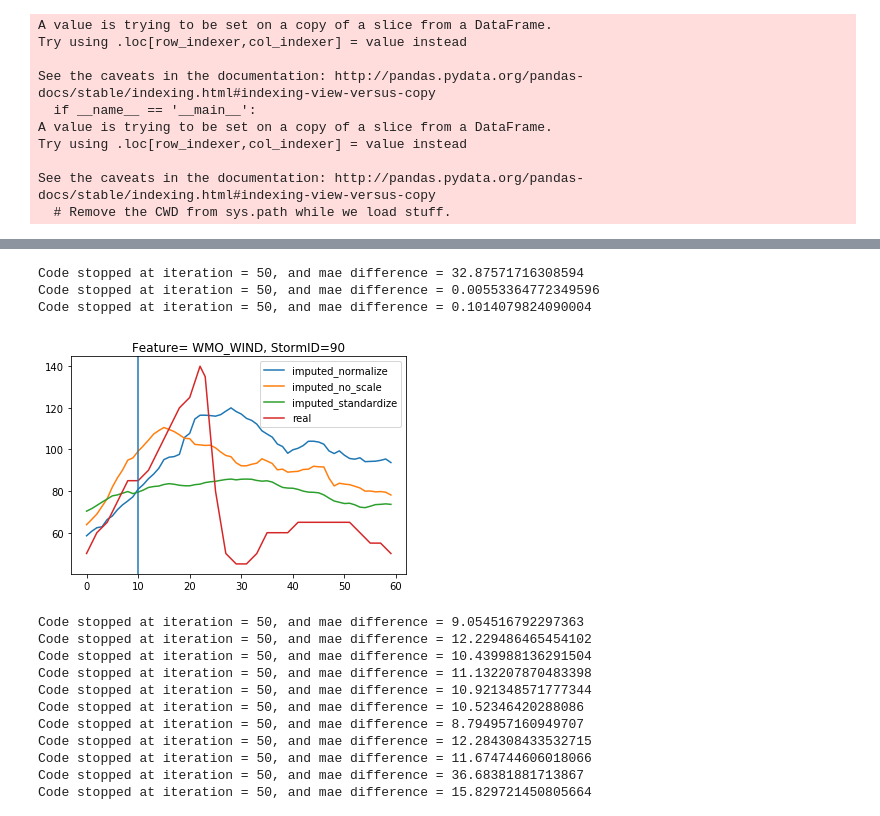
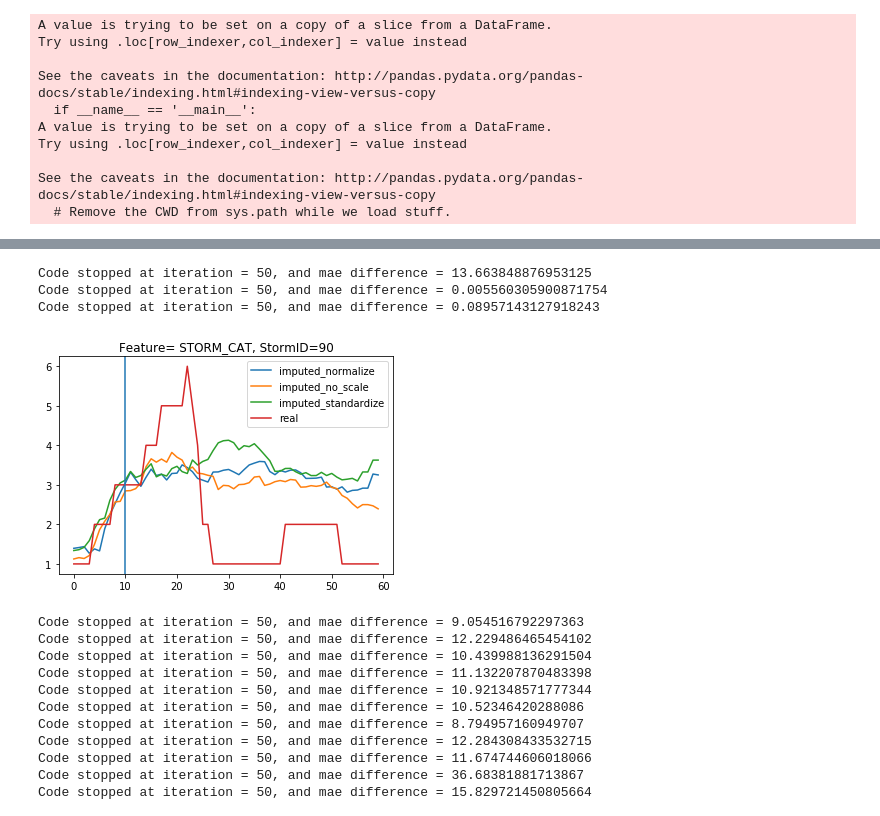
Before and after one commit to leobix/hurricast, a Jupyter notebook: processing_csv.ipynb, the cells around one changed output, grey strips where cells are left out. Saved outputs shown, nothing was run; the diff lists cells and outputs as text; code cells hidden in the pictures.

Commit message:
added storm category

```diff
--- a/processing_csv.ipynb
+++ b/processing_csv.ipynb
@@ -68,9 +68,9 @@ See the caveats in the documentation: http://pandas.pydata.org/pandas-docs/stabl
 #to have one-hot encoding of basin and nature of the storm
 def add_one_hot(data, df0):
     basin = pd.get_dummies(data['BASIN'],prefix='basin')
-    basin.drop(columns=['basin_ '])
+    basin.drop(columns=['basin_ '], inplace = True)
     nature = pd.get_dummies(data['NATURE'],prefix='nature')
-    nature.drop('nature_ ', axis=1)
+    nature.drop('nature_ ', axis=1, inplace = True)
     frames = [df0, basin, nature]
     df0 = pd.concat(frames, axis = 1)
     return df0
@@ -92,3 +119,22 @@ def get_max_wind_change(data, time):
+# %%
+def add_storm_category_one_hot(data):
+    df = pd.DataFrame()
+    df['storm_category'] = [sust_wind_to_cat_one_hot(data['WMO_WIND'][i]) for i in range(len(data))]
+    storm_cat = pd.get_dummies(df['storm_category'],prefix='storm_category')
+    #storm_cat
+    storm_cat.drop('storm_category_nan', axis=1, inplace=True)
+    frames = [data, storm_cat]
+    df0 = pd.concat(frames, axis = 1)
+    #df0.drop('storm_category', axis=1)
+    return df0
+
+def add_storm_category_val(data):
+    df = pd.DataFrame()
+    df['storm_category'] = [sust_wind_to_cat_val(data['WMO_WIND'][i]) for i in range(len(data))]
+    frames = [data, df]
+    df0 = pd.concat(frames, axis = 1)
+    #df0.drop('storm_category', axis=1)
+    return df0
 # %%
 def sort_storm(data, min_wind, min_steps = 5, max_steps = 120):
     '''function to create dictionary of storm matrices
@@ -185,6 +231,9 @@ def prepare_data(path = "ibtracs.last3years.list.v04r00.csv", max_wind_change =
     df0 = select_data(data)
     #transform data from String to numeric
     df0 = numeric_data(df0)
+    #add one-hot storm category
+    #df0 = add_storm_category_one_hot(df0)
+    df0 = add_storm_category_val(df0)
     #transform basin and nature of the storm into one-hot vector
     df0 = add_one_hot(data, df0)
     #add the max-wind-change column
@@ -341,7 +390,7 @@ def test(data, storm_id, time, r, p = 2):
     plt.plot(l, data[storm_id][p],label='real')
     plt.axvline(x=time)
     plt.legend()
-    features = ['LAT', 'LON', 'WMO_WIND', 'WMO_PRES', 'DIST2LAND', 'STORM_SPEED', 'STORM_DIR']
+    features = ['LAT', 'LON', 'WMO_WIND', 'WMO_PRES', 'DIST2LAND', 'STORM_SPEED', 'STORM_DIR', 'STORM_CAT']
     plt.title('Feature= %s, StormID=%s' %(features[p],storm_id))
     plt.show()
 # %%
@@ -361,15 +410,15 @@ There are 92 storms with 24 features, and maximum number of steps is 60 and mini
 # %%
 #60 is big storm not easy to predict
 storm_id = 90
 time = 10
-r = 14 #size of latent features
-p = 2 #predicted feature
-test(t3[:,0:22,:], storm_id, time, r, p )
+r = 22 #size of latent features
+p = 7 #predicted feature
+test(t3, storm_id, time, r, p )
 # %% [output]
-Code stopped at iteration = 50, and mae difference = 32.87571716308594
-Code stopped at iteration = 50, and mae difference = 0.00553364772349596
-Code stopped at iteration = 50, and mae difference = 0.1014079824090004
+Code stopped at iteration = 50, and mae difference = 13.663848876953125
+Code stopped at iteration = 50, and mae difference = 0.005560305900871754
+Code stopped at iteration = 50, and mae difference = 0.08957143127918243
-[figure, old version]
+[figure, new version]
 # %%
 #get best r
 def get_best_r(data, r_min, r_max):
```
Also changed, not shown: parts of 2 cells of this notebook.
